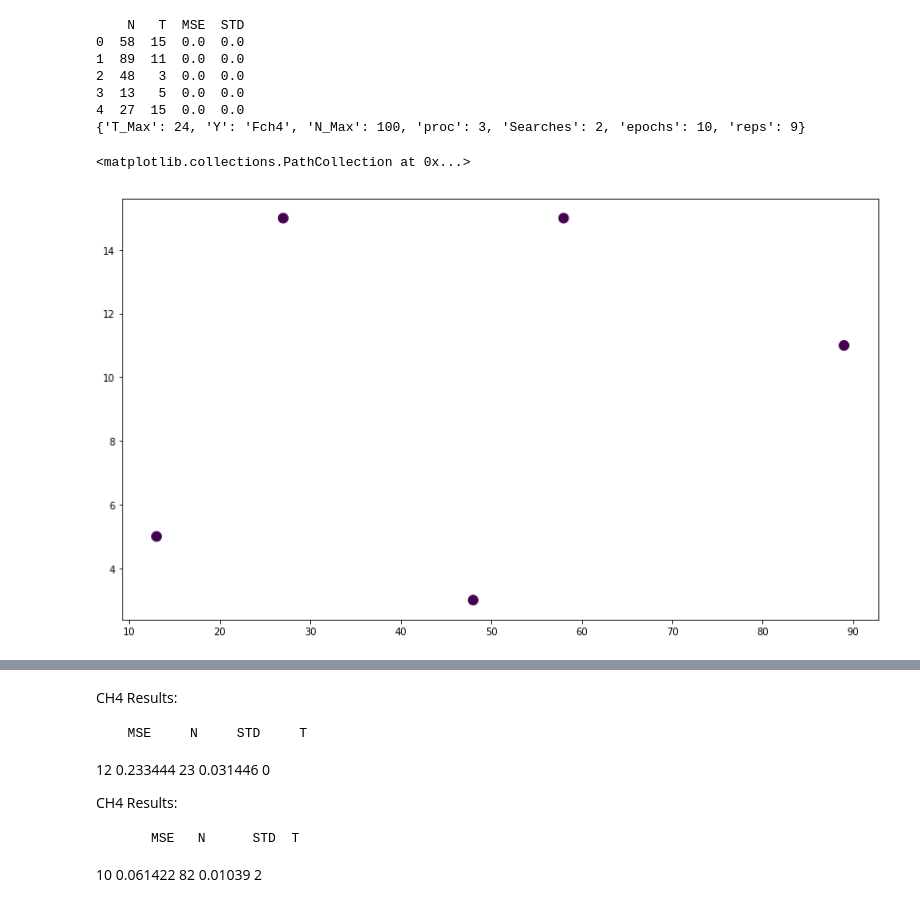
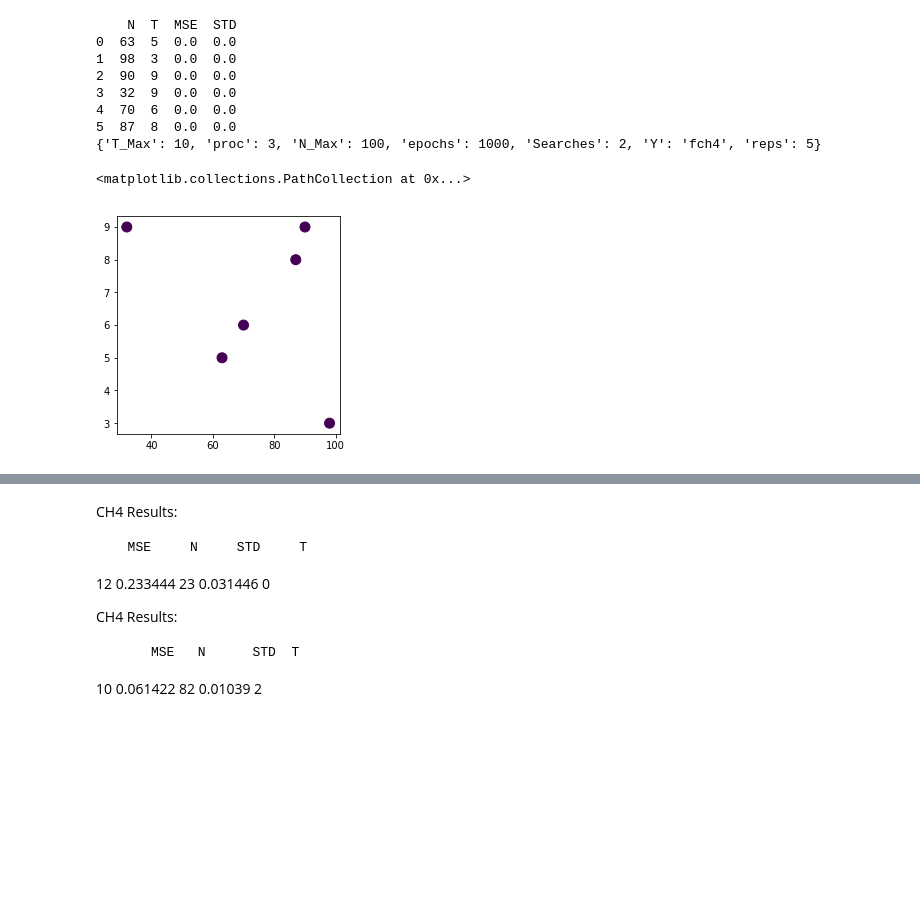
Before and after one commit to June-Skeeter/ML_GapFilling, a Jupyter notebook: MultiLayerModel.ipynb, the cells around one changed output, grey strips where cells are left out. Drawn from its saved outputs; the diff is of its cells as text; code cells hidden in the pictures; blank space fills up the shorter version.

```diff
--- a/MultiLayerModel.ipynb
+++ b/MultiLayerModel.ipynb
@@ -25,45 +28,47 @@ class Params:
             epochs = 1000
             reps = 50
             N_Max = 200
             T_Max = 48
             samp_size = 20
             Searches = 10
         else:
-            epochs = 10
-            reps = 9
+            epochs = 1000
+            reps = 5
             N_Max = 100
-            T_Max = 24
-            samp_size = 5
+            N_min = 2
+            T_Max = 10
+            samp_size = 6
             Searches = 2
-        N = np.array(np.random.rand(samp_size)*(N_Max-1)+1,dtype='int32')
+        N = np.array(np.random.rand(samp_size)*N_Max+N_min,dtype='int32')
         T = np.array(np.random.rand(samp_size)*T_Max,dtype='int32')
         d = {'N':N,'T':T}
         self.Runs = pd.DataFrame(data=d)
         self.params = {}
         self.params['T_Max'] = T_Max
         self.params['N_Max'] = N_Max
         self.params['reps'] = reps
         self.params['epochs'] = epochs
         self.params['Y'] = Y
         self.params['proc']=3
         self.params['Searches']=Searches
 
-rpms = Params('Test','Fch4')
+rpms = Params('Test','fch4')
 # rpms = Params('Test',5,'ch4_flux')
 Runs,params = rpms.Runs,rpms.params
 Runs['MSE'] = 0.0
 Runs['STD'] = 0.0
 print(Runs)
 print(params)
-plt.figure()
+plt.figure(figsize = (4,4))
 plt.scatter(Runs["N"],Runs['T'],s=100,c=Runs['MSE'])
 # %% [output]
-    N   T  MSE  STD
-0  58  15  0.0  0.0
-1  89  11  0.0  0.0
-2  48   3  0.0  0.0
-3  13   5  0.0  0.0
-4  27  15  0.0  0.0
-{'T_Max': 24, 'Y': 'Fch4', 'N_Max': 100, 'proc': 3, 'Searches': 2, 'epochs': 10, 'reps': 9}
+    N  T  MSE  STD
+0  63  5  0.0  0.0
+1  98  3  0.0  0.0
+2  90  9  0.0  0.0
+3  32  9  0.0  0.0
+4  70  6  0.0  0.0
+5  87  8  0.0  0.0
+{'T_Max': 10, 'proc': 3, 'N_Max': 100, 'epochs': 1000, 'Searches': 2, 'Y': 'fch4', 'reps': 5}
 <matplotlib.collections.PathCollection at 0x...>
-[figure, old version]
+[figure, new version]
```
Also changed, not shown: parts of 8 cells of this notebook, 1 other file.
